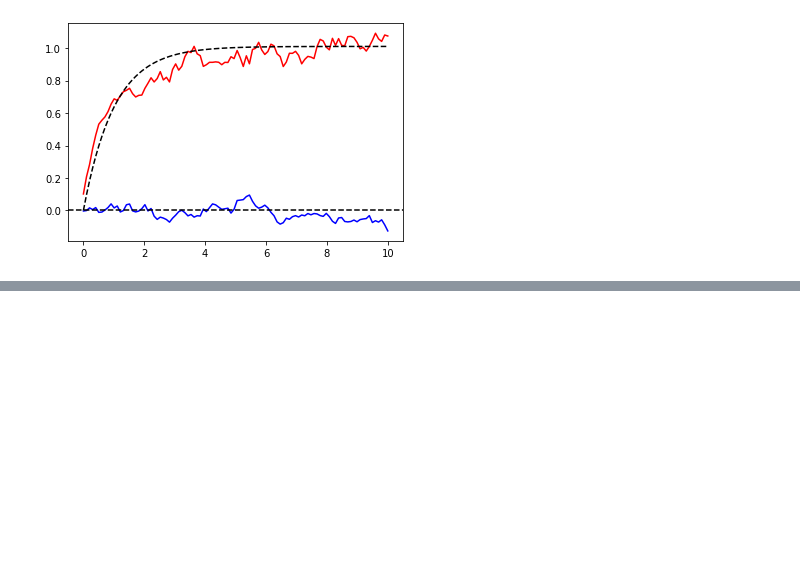
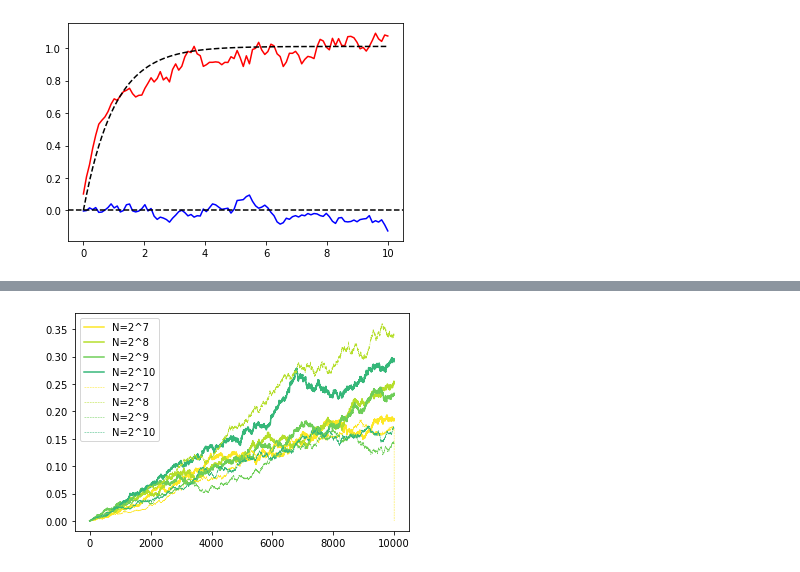
Before and after one commit to gapolinario/SPDE-JKW-Algorithm, a Jupyter notebook: Results.ipynb, the cells around one changed output, grey strips where cells are left out. Saved outputs shown, nothing was run; the diff lists cells and outputs as text; code cells hidden in the pictures; blank space fills up the shorter version.

```diff
--- a/Results.ipynb
+++ b/Results.ipynb
@@ -695,0 +662,2 @@ plt.show()
+# %%
+colors = plt.cm.viridis(np.linspace(1,0,10))
@@ -695,0 +700,25 @@ plt.show()
+# %%
+# comparisons at varied dtconst
+spec_01 = np.load(all_files[0])
+spec_02 = np.load(all_files[2])
+spec_03 = np.load(all_files[4])
+spec_04 = np.load(all_files[6])
+
+spec_11 = np.load(all_files[1])
+spec_12 = np.load(all_files[3])
+spec_13 = np.load(all_files[5])
+spec_14 = np.load(all_files[7])
+# %%
+k0 = 0
+plt.plot(spec_01[:,k0],label=f"N=2^7"   ,color=colors[0])
+plt.plot(spec_02[:,k0],label=f"N=2^8"   ,color=colors[1])
+plt.plot(spec_03[:,k0],label=f"N=2^9"   ,color=colors[2])
+plt.plot(spec_04[:,k0],label=f"N=2^{10}",color=colors[3])
+plt.plot(spec_11[:,k0],label=f"N=2^7"   ,color=colors[0], linestyle='dashed', linewidth=0.5)
+plt.plot(spec_12[:,k0],label=f"N=2^8"   ,color=colors[1], linestyle='dashed', linewidth=0.5)
+plt.plot(spec_13[:,k0],label=f"N=2^9"   ,color=colors[2], linestyle='dashed', linewidth=0.5)
+plt.plot(spec_14[:,k0],label=f"N=2^{10}",color=colors[3], linestyle='dashed', linewidth=0.5)
+plt.legend()
+plt.show()
+# %% [output]
+[figure, added]
```
Also changed, not shown: parts of 16 cells of this notebook, 2 other files.
